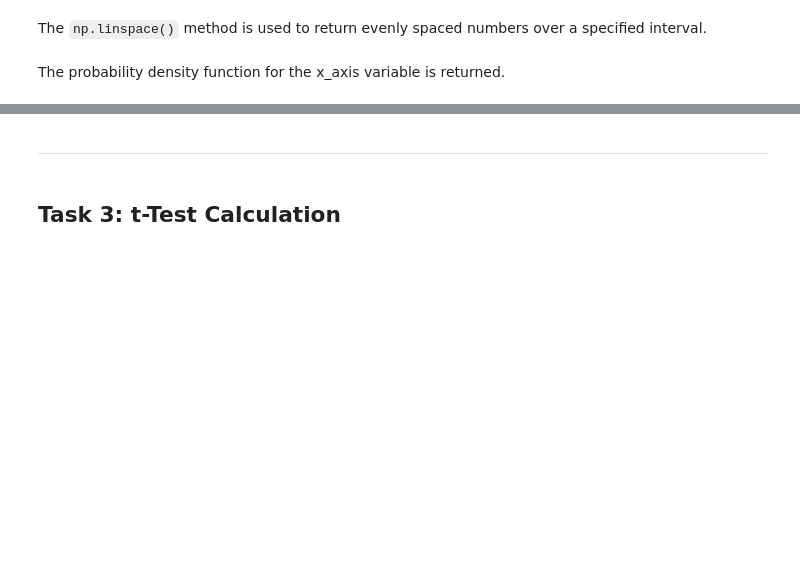
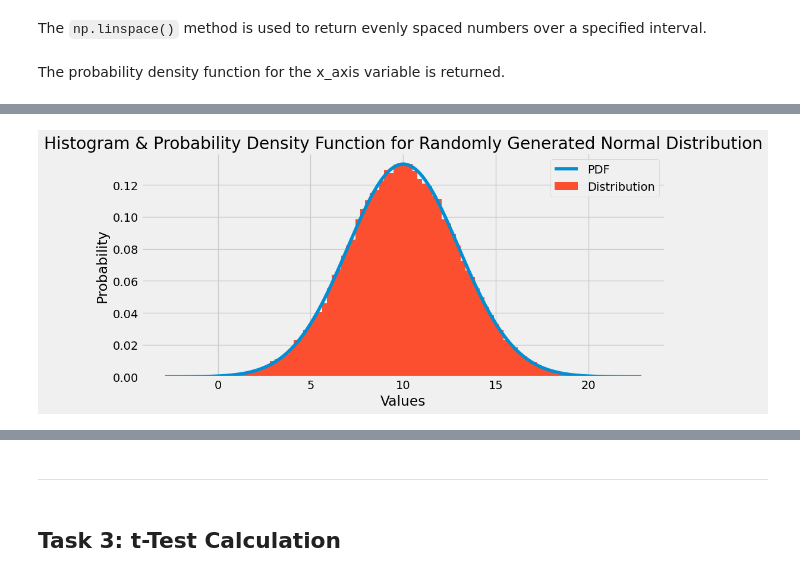
Before and after one commit to humphs078/applied_statistics, a Jupyter notebook: tasks.ipynb, the cells around one changed output, grey strips where cells are left out. Drawn from its saved outputs; the diff is of its cells as text; code cells hidden in the pictures; blank space fills up the shorter version.

```diff
--- a/tasks.ipynb
+++ b/tasks.ipynb
@@ -443,3 +473,20 @@ plt.show()
+# %%
+# create an empty plot
+fig, ax = plt.subplots()
+
+# Plot the pdf and historgram
+ax.plot(x_axis, stats.norm.pdf(x_axis, mu, sigma), label='PDF')
+ax.hist(values, density=True, bins=100, label='Distribution')
+ax.set_title('Histogram & Probability Density Function for Randomly Generated Normal Distribution')
+
+# show the plots
+plt.legend()
+plt.xlabel('Values')
+plt.ylabel('Probability')
+plt.tight_layout()
+plt.show()
+# %% [output]
+[figure, added]
 # %% [markdown]
 ### References
 
```
Also changed, not shown: parts of 12 cells of this notebook, 1 other file.
